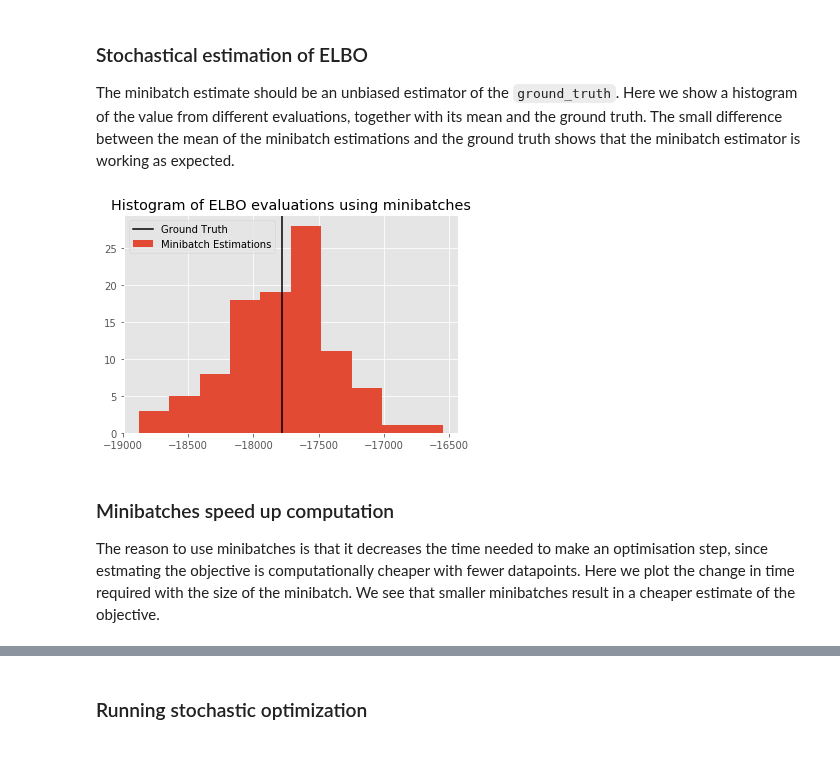
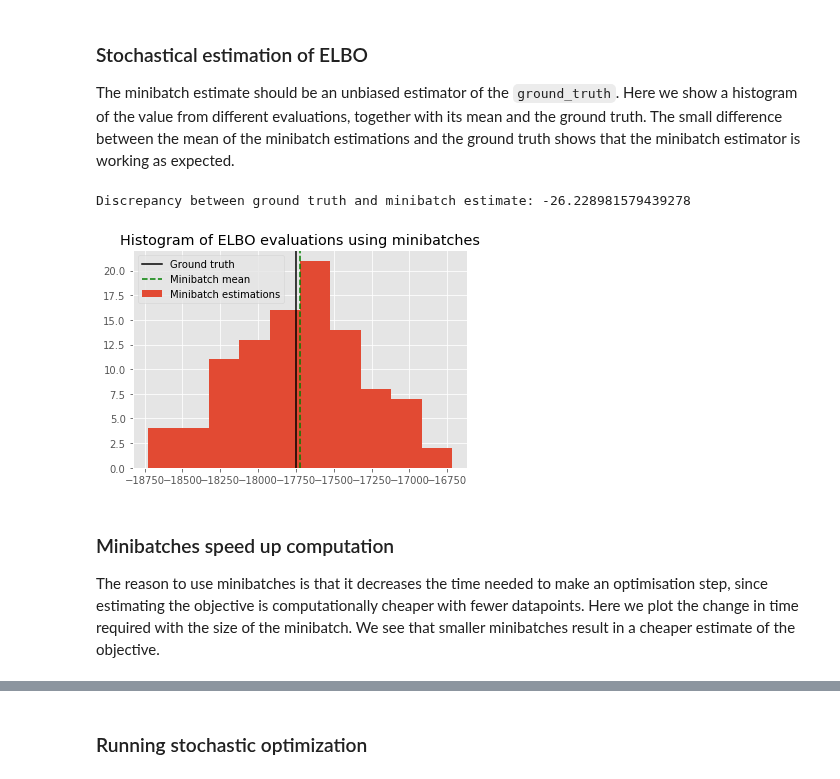
Before and after one commit to GPflow/GPflow, a Jupyter notebook: doc/source/notebooks/advanced/gps_for_big_data.ipynb, the cells around one changed output, grey strips where cells are left out. Saved outputs shown, nothing was run; the diff lists cells and outputs as text; code cells hidden in the pictures.

Commit message:
make gps_for_big_data notebook work

```diff
--- a/doc/source/notebooks/advanced/gps_for_big_data.ipynb
+++ b/doc/source/notebooks/advanced/gps_for_big_data.ipynb
@@ -55,0 +52,2 @@ m.compute_log_likelihood()
+# %%
+log_likelihood = tf.function(autograph=False)(m.log_likelihood)
@@ -58,5 +60,0 @@ We can speed up this calculation by using minibatches of the data. For this exam
-# %%
-minibatch_size = 100
-ground_truth = m.compute_log_likelihood()
-m.X.set_batch_size(minibatch_size)
-m.Y.set_batch_size(minibatch_size)
@@ -67,0 +61,10 @@ m.compute_log_likelihood()
+# %%
+minibatch_size = 100
+
+train_dataset = tf.data.Dataset.from_tensor_slices((X, Y)) \
+    .repeat() \
+    .shuffle(N)
+
+train_it = iter(train_dataset.batch(minibatch_size))
+
+ground_truth = m.log_likelihood(X, Y).numpy()
@@ -73,13 +79,20 @@ evals = [m.compute_log_likelihood() for _ in range(100)]
+# %%
+evals = [log_likelihood(*minibatch).numpy()
+         for minibatch in itertools.islice(train_it, 100)]
 # %%
-plt.hist(evals, label='Minibatch Estimations')
-plt.axvline(ground_truth, c='k', label='Ground Truth')
+plt.hist(evals, label='Minibatch estimations')
+plt.axvline(ground_truth, c='k', label='Ground truth')
+plt.axvline(np.mean(evals), c='g', ls='--', label='Minibatch mean')
 plt.legend()
-plt.title('Histogram of ELBO evaluations using minibatches');
+plt.title('Histogram of ELBO evaluations using minibatches')
+print("Discrepancy between ground truth and minibatch estimate:",
+      ground_truth - np.mean(evals))
 # %% [output]
+Discrepancy between ground truth and minibatch estimate: -26.228981579439278
-[figure, old version]
+[figure, new version]
 # %% [markdown]
 ### Minibatches speed up computation
-The reason to use minibatches is that it decreases the time needed to make an optimisation step, since estmating the objective is computationally cheaper with fewer datapoints. Here we plot the change in time required with the size of the minibatch. We see that smaller minibatches result in a cheaper estimate of the objective.
+The reason to use minibatches is that it decreases the time needed to make an optimisation step, since estimating the objective is computationally cheaper with fewer datapoints. Here we plot the change in time required with the size of the minibatch. We see that smaller minibatches result in a cheaper estimate of the objective.
 # %%
 # Evaluate objective for different minibatch sizes
 minibatch_proportions = np.logspace(-2, 0, 10)
```
Also changed, not shown: parts of 20 cells of this notebook.
